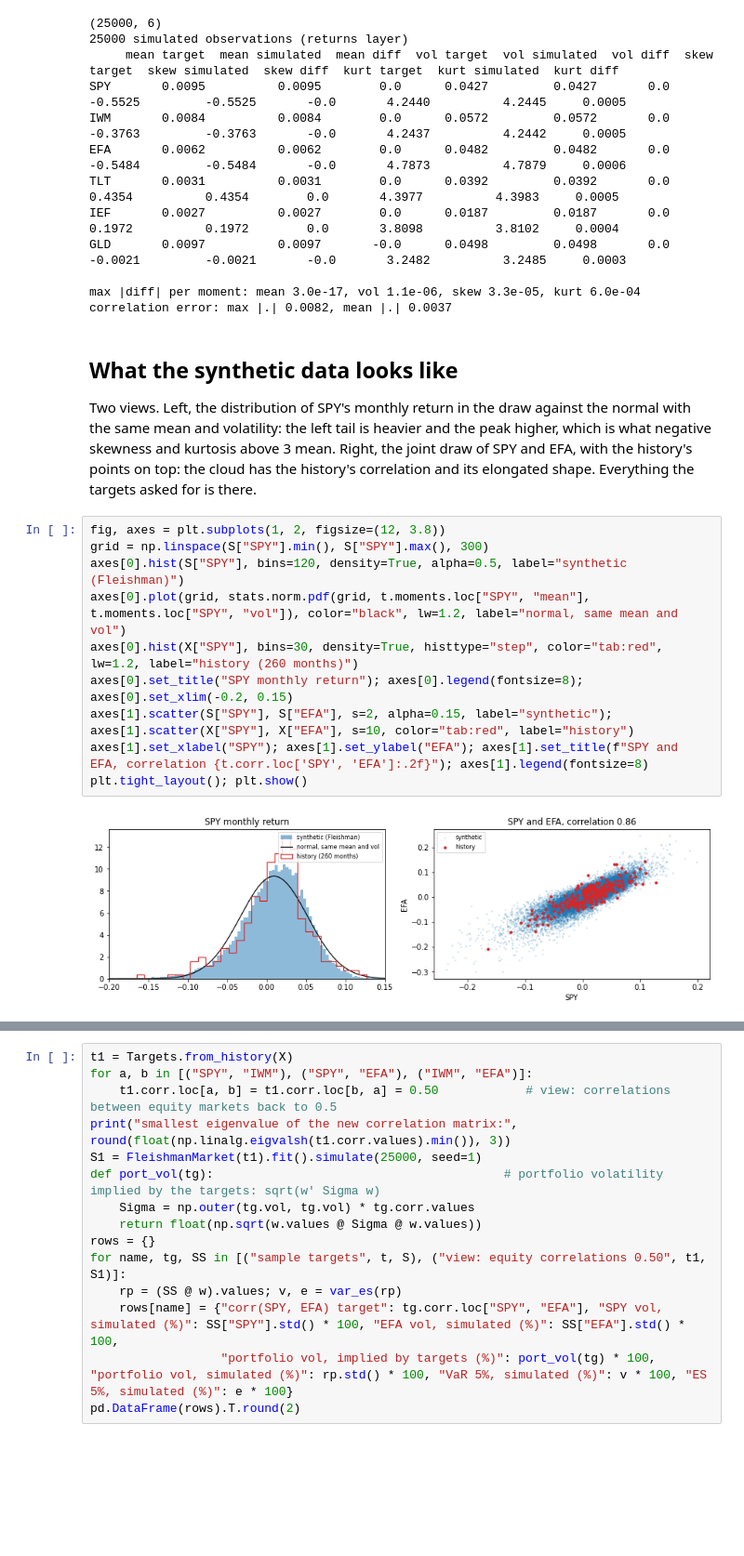
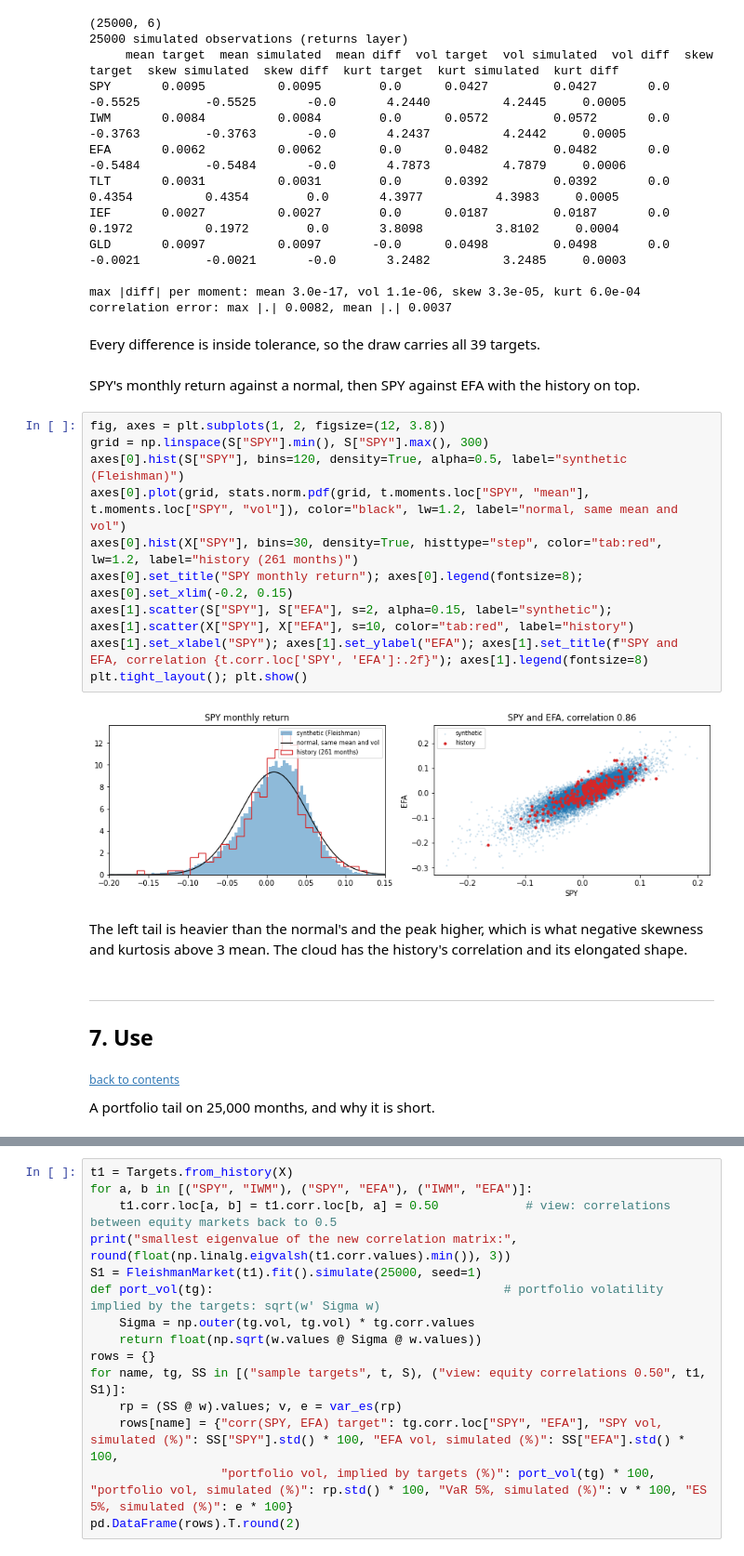
Before and after one commit to mamadouyamar/CVineMarketGen, a Jupyter notebook: examples/01_matching_moments_and_correlations.ipynb, the cells around one changed output, grey strips where cells are left out. Shown at 93% size. Drawn from its saved outputs; the diff is of its cells as text; blank space fills up the shorter version.

```diff
--- a/examples/01_matching_moments_and_correlations.ipynb
+++ b/examples/01_matching_moments_and_correlations.ipynb
@@ -204,24 +285,33 @@ GLD       0.0097          0.0097       -0.0      0.0498         0.0498       0.0
 
 max |diff| per moment: mean 3.0e-17, vol 1.1e-06, skew 3.3e-05, kurt 6.0e-04
 correlation error: max |.| 0.0082, mean |.| 0.0037
+# %% [markdown]
+Every difference is inside tolerance, so the draw carries all 39 targets.
+# %% [markdown]
+SPY's monthly return against a normal, then SPY against EFA with the history
+on top.
+# %%
+fig, axes = plt.subplots(1, 2, figsize=(12, 3.8))
+grid = np.linspace(S["SPY"].min(), S["SPY"].max(), 300)
+axes[0].hist(S["SPY"], bins=120, density=True, alpha=0.5, label="synthetic (Fleishman)")
+axes[0].plot(grid, stats.norm.pdf(grid, t.moments.loc["SPY", "mean"], t.moments.loc["SPY", "vol"]), color="black", lw=1.2, label="normal, same mean and vol")
+axes[0].hist(X["SPY"], bins=30, density=True, histtype="step", color="tab:red", lw=1.2, label="history (261 months)")
+axes[0].set_title("SPY monthly return"); axes[0].legend(fontsize=8); axes[0].set_xlim(-0.2, 0.15)
+axes[1].scatter(S["SPY"], S["EFA"], s=2, alpha=0.15, label="synthetic"); axes[1].scatter(X["SPY"], X["EFA"], s=10, color="tab:red", label="history")
+axes[1].set_xlabel("SPY"); axes[1].set_ylabel("EFA"); axes[1].set_title(f"SPY and EFA, correlation {t.corr.loc['SPY', 'EFA']:.2f}"); axes[1].legend(fontsize=8)
+plt.tight_layout(); plt.show()
+# %% [output]
+[figure, added]
 # %% [markdown]
-## What the synthetic data looks like
-
-Two views. Left, the distribution of SPY's monthly return in the draw against
-the normal with the same mean and volatility: the left tail is heavier and the
-peak higher, which is what negative skewness and kurtosis above 3 mean. Right,
-the joint draw of SPY and EFA, with the history's points on top: the cloud
-has the history's correlation and its elongated shape. Everything the targets
-asked for is there.
+The left tail is heavier than the normal's and the peak higher, which is what
+negative skewness and kurtosis above 3 mean. The cloud has the history's
+correlation and its elongated shape.
-# %%
-fig, axes = plt.subplots(1, 2, figsize=(12, 3.8))
-grid = np.linspace(S["SPY"].min(), S["SPY"].max(), 300)
-axes[0].hist(S["SPY"], bins=120, density=True, alpha=0.5, label="synthetic (Fleishman)")
-axes[0].plot(grid, stats.norm.pdf(grid, t.moments.loc["SPY", "mean"], t.moments.loc["SPY", "vol"]), color="black", lw=1.2, label="normal, same mean and vol")
-axes[0].hist(X["SPY"], bins=30, density=True, histtype="step", color="tab:red", lw=1.2, label="history (260 months)")
-axes[0].set_title("SPY monthly return"); axes[0].legend(fontsize=8); axes[0].set_xlim(-0.2, 0.15)
-axes[1].scatter(S["SPY"], S["EFA"], s=2, alpha=0.15, label="synthetic"); axes[1].scatter(X["SPY"], X["EFA"], s=10, color="tab:red", label="history")
-axes[1].set_xlabel("SPY"); axes[1].set_ylabel("EFA"); axes[1].set_title(f"SPY and EFA, correlation {t.corr.loc['SPY', 'EFA']:.2f}"); axes[1].legend(fontsize=8)
-plt.tight_layout(); plt.show()
-# %% [output]
-[figure, removed]
+# %% [markdown]
+---
+
+<a id="s7"></a>
+## 7. Use
+
+<sub><a href="#toc">back to contents</a></sub>
+
+A portfolio tail on 25,000 months, and why it is short.
```
Also changed, not shown: parts of 62 cells of this notebook, 1 other file.
